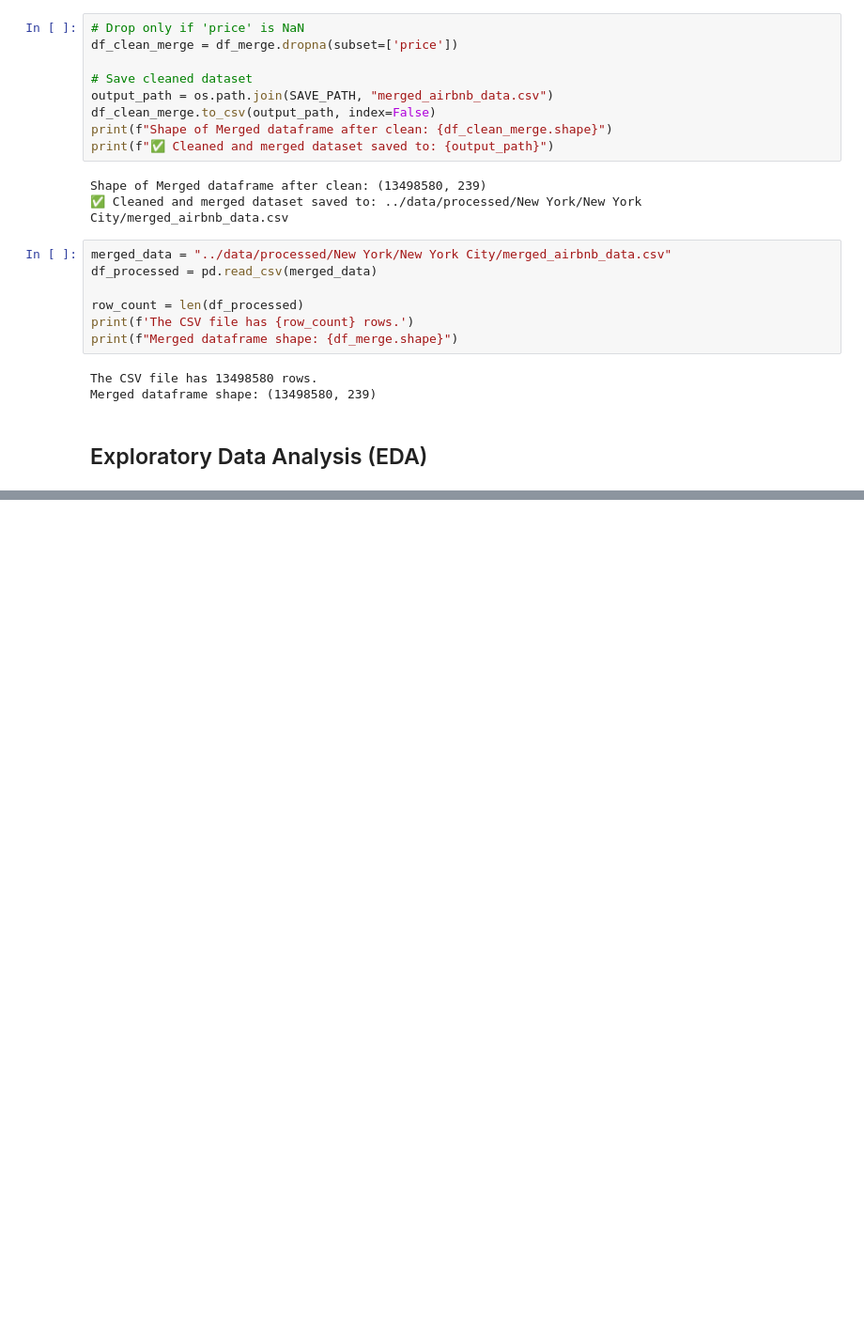
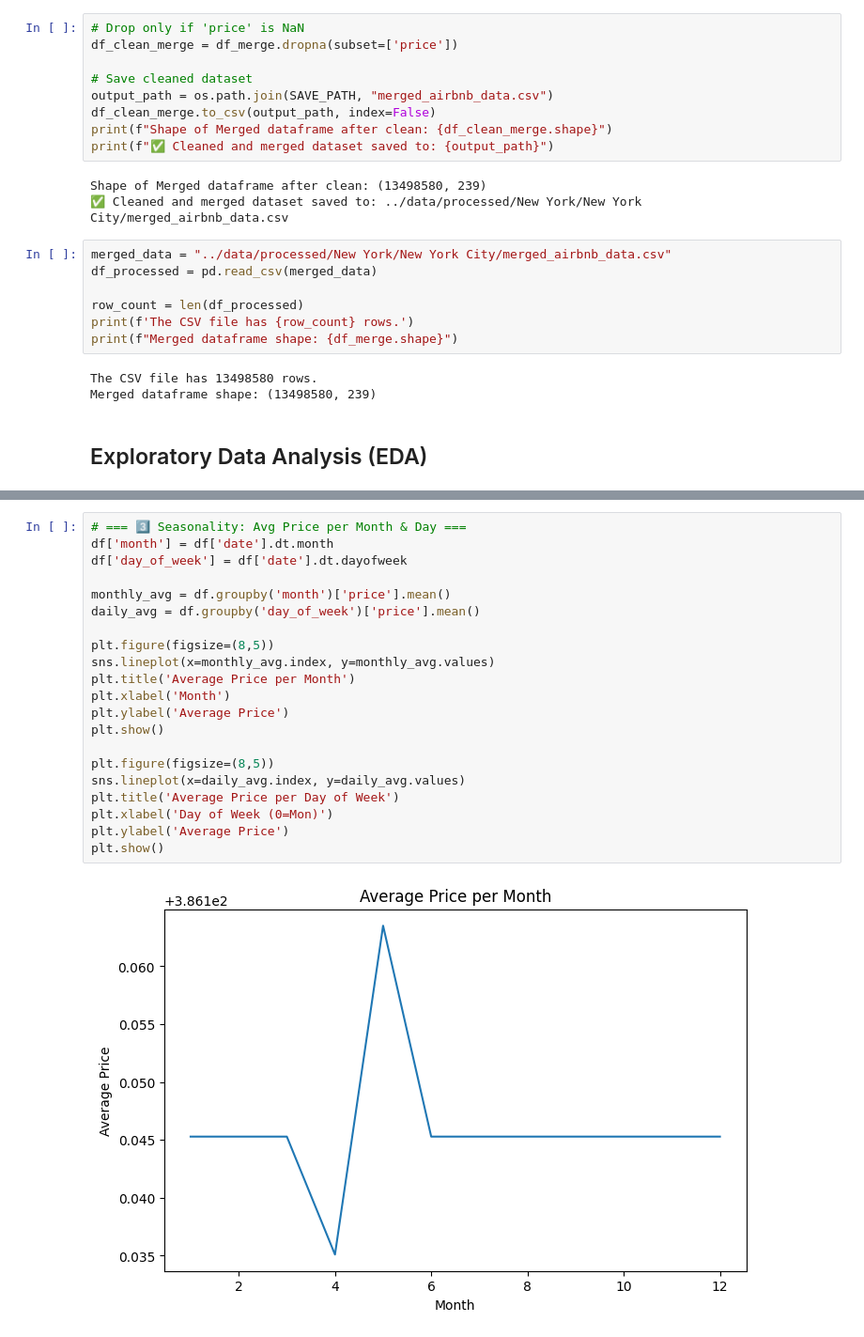
Before and after one commit to fahimulkabir/Airbnb-Pricing-Optimization, a Jupyter notebook: notebooks/preprocess.ipynb, the cells around one changed output, grey strips where cells are left out. Shown at 94% size. Cells and saved outputs as stored; diff of their text form; blank space fills up the shorter version.

```diff
--- a/notebooks/preprocess.ipynb
+++ b/notebooks/preprocess.ipynb
@@ -149,0 +180,23 @@ Merged dataframe shape: (13498580, 239)
+# %%
+# === 3️⃣ Seasonality: Avg Price per Month & Day ===
+df['month'] = df['date'].dt.month
+df['day_of_week'] = df['date'].dt.dayofweek
+
+monthly_avg = df.groupby('month')['price'].mean()
+daily_avg = df.groupby('day_of_week')['price'].mean()
+
+plt.figure(figsize=(8,5))
+sns.lineplot(x=monthly_avg.index, y=monthly_avg.values)
+plt.title('Average Price per Month')
+plt.xlabel('Month')
+plt.ylabel('Average Price')
+plt.show()
+
+plt.figure(figsize=(8,5))
+sns.lineplot(x=daily_avg.index, y=daily_avg.values)
+plt.title('Average Price per Day of Week')
+plt.xlabel('Day of Week (0=Mon)')
+plt.ylabel('Average Price')
+plt.show()
+# %% [output]
+[figure, added]
```
Also changed, not shown: parts of 8 cells of this notebook, 3 other files.
